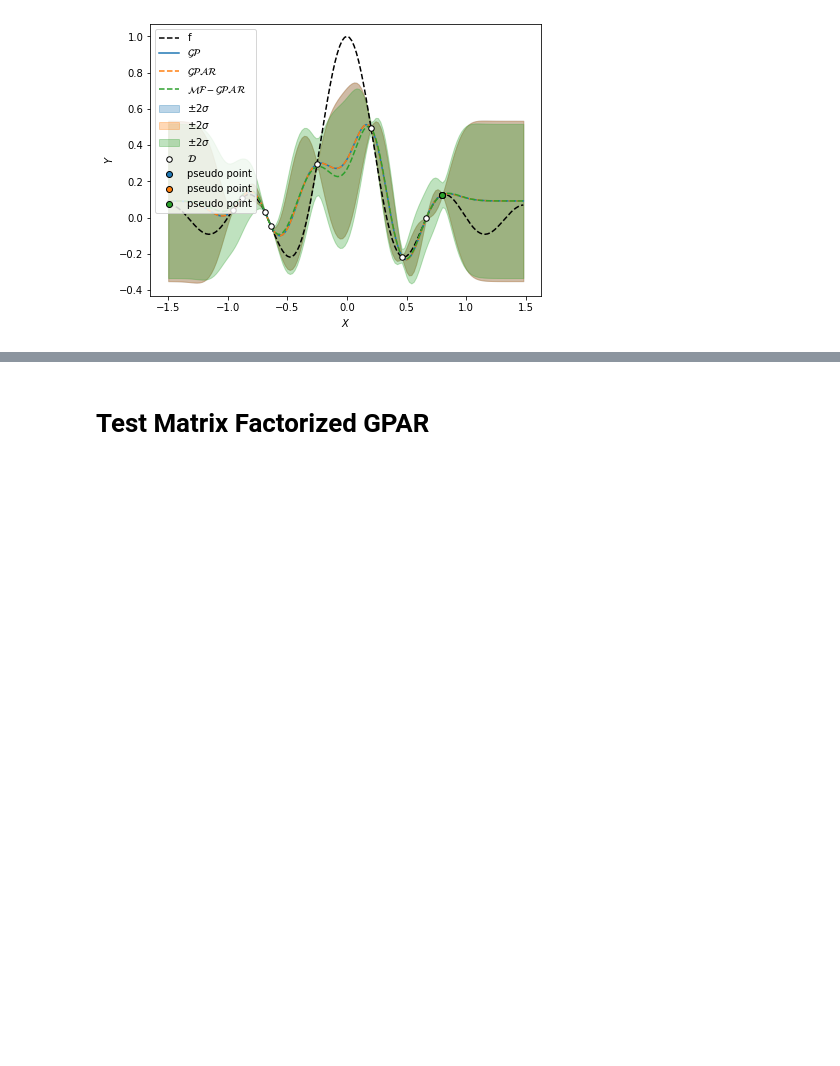
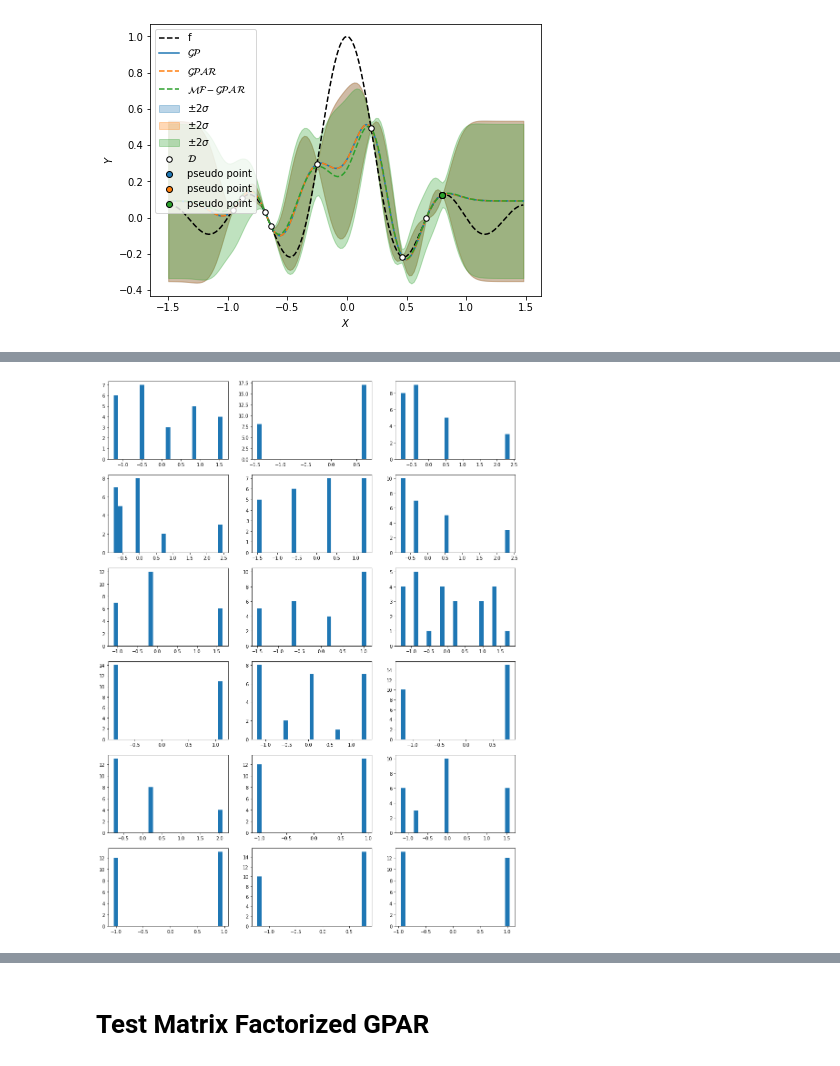
Before and after one commit to gncs/boa, a Jupyter notebook: notebooks/scratch.ipynb, the cells around one changed output, grey strips where cells are left out. Cells and saved outputs as stored; diff of their text form; code cells hidden in the pictures; blank space fills up the shorter version.

Commit message:
Separated signal and noise GPs, started investigating numerical problems, started studying permuted GPAR outputs

```diff
--- a/notebooks/scratch.ipynb
+++ b/notebooks/scratch.ipynb
@@ -186,0 +197,23 @@ fig.show()
+# %%
+# FFT dataset
+fft_data_path = "../resources/fft_dataset.csv"
+
+data = load_dataset(fft_data_path, "fft")
+df, input_labels, output_labels = prepare_gpar_data(data, ["avg_power", "cycle", "total_area"])
+
+train, test = train_test_split(df,
+                               train_size=25,
+                              test_size=200,
+                              random_state=42)
+
+x_train = tf.convert_to_tensor(train[input_labels].values, dtype=tf.float64)
+y_train = tf.convert_to_tensor(train[output_labels].values, dtype=tf.float64)
+
+x_mean, x_var = tf.nn.moments(x_train, axes=[0])
+y_mean, y_var = tf.nn.moments(y_train, axes=[0])
+
+x_std = tf.maximum(tf.sqrt(x_var), 1e-10)
+y_std = tf.maximum(tf.sqrt(y_var), 1e-10)
+
+x_train = (x_train - x_mean) / x_std
+y_train = (y_train - y_mean) / y_std
@@ -186,0 +302,6 @@ fig.show()
+# %%
+i = 0
+
+gp_input = tf.concat([x_train, y_train[:, :i]], axis=1)
+
+K = gps[i].kernel(gp_input).mat
@@ -186,0 +398,9 @@ fig.show()
+# %%
+fig, axes = plt.subplots(nrows=6, ncols=3, figsize=(16, 22))
+
+axes = np.ravel(axes)
+
+for i in range(18):
+    axes[i].hist(x_train[:, i], bins=25)
+# %% [output]
+[figure, added]
```
Also changed, not shown: parts of 26 cells of this notebook, 6 other files.
